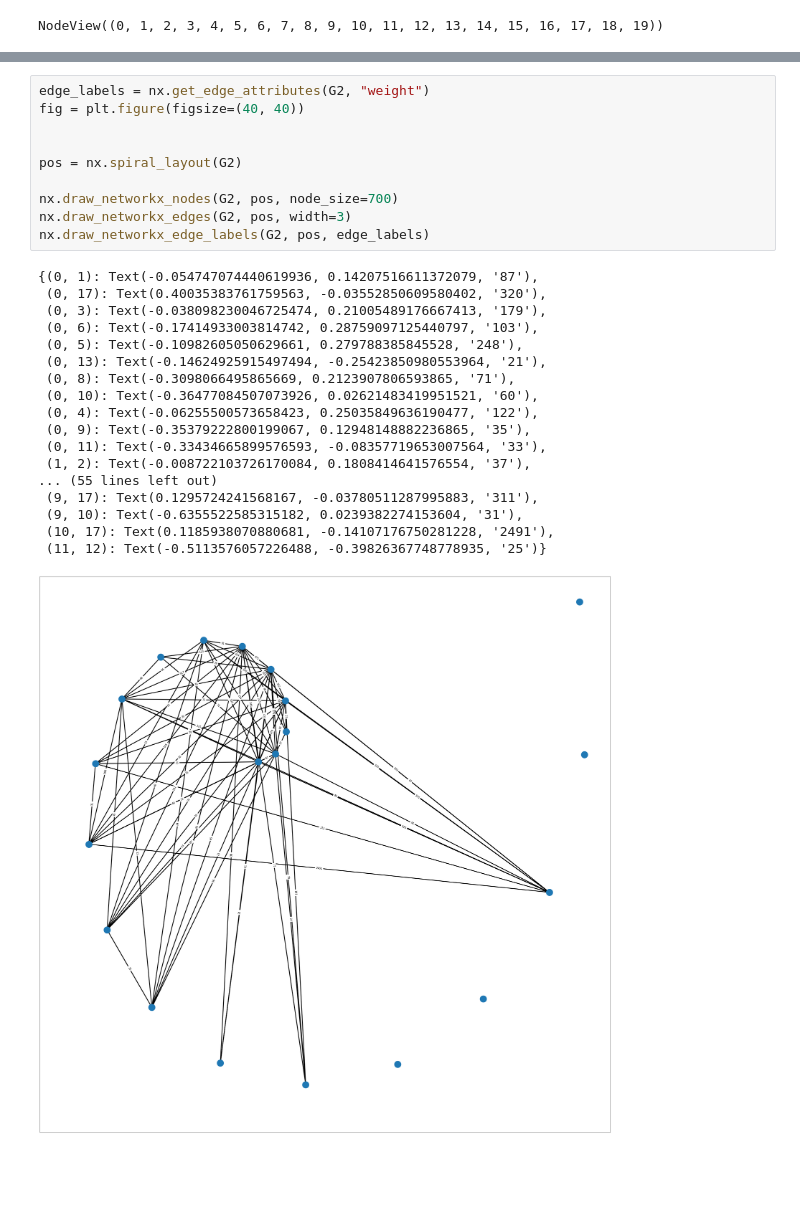
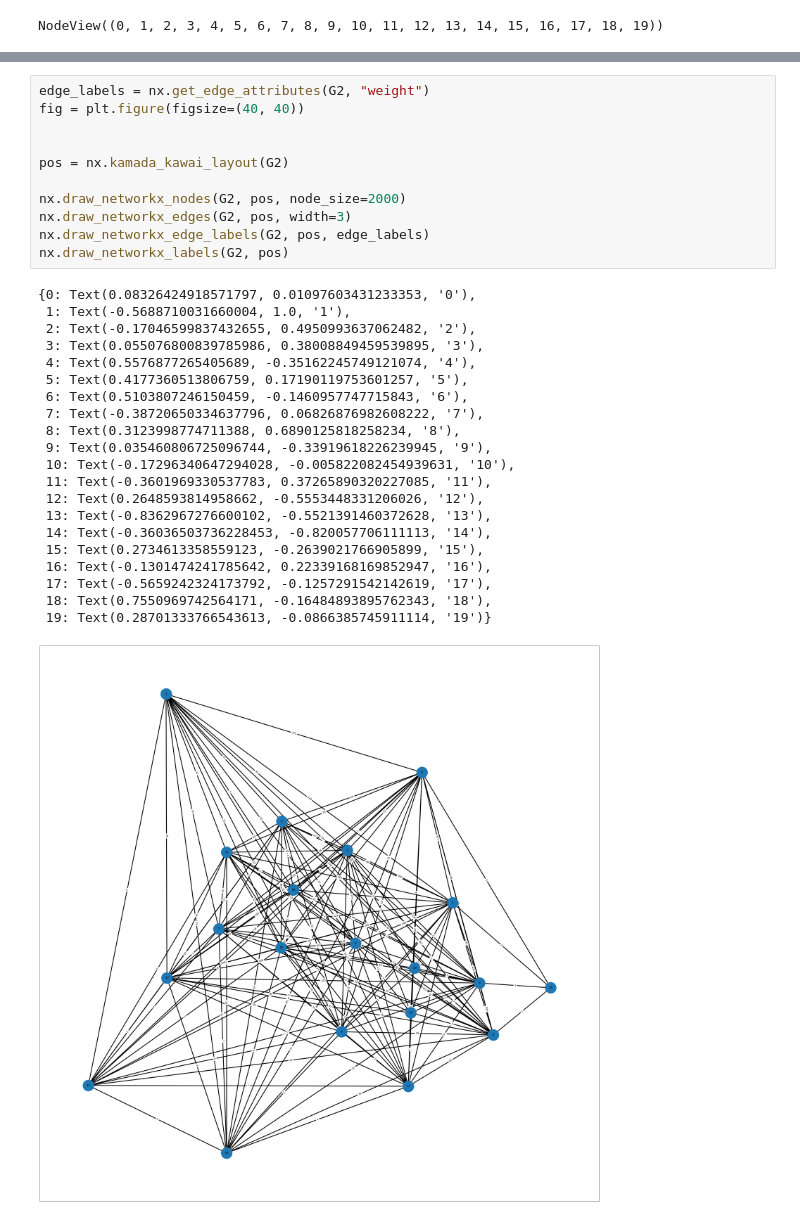
Before and after one commit to RenHLi/MATH3888, a Jupyter notebook: class_network.ipynb, the cells around one changed output, grey strips where cells are left out. Saved outputs shown, nothing was run; the diff lists cells and outputs as text; blank space fills up the shorter version.

```diff
--- a/class_network.ipynb
+++ b/class_network.ipynb
@@ -523,29 +611,33 @@ len([*G2.edges])
 # %%
 edge_labels = nx.get_edge_attributes(G2, "weight")
 fig = plt.figure(figsize=(40, 40))
 
 
-pos = nx.spiral_layout(G2)
+pos = nx.kamada_kawai_layout(G2)
 
-nx.draw_networkx_nodes(G2, pos, node_size=700)
+nx.draw_networkx_nodes(G2, pos, node_size=2000)
 nx.draw_networkx_edges(G2, pos, width=3)
 nx.draw_networkx_edge_labels(G2, pos, edge_labels)
+nx.draw_networkx_labels(G2, pos)
 # %% [output]
-{(0, 1): Text(-0.054747074440619936, 0.14207516611372079, '87'),
- (0, 17): Text(0.40035383761759563, -0.03552850609580402, '320'),
- (0, 3): Text(-0.038098230046725474, 0.21005489176667413, '179'),
- (0, 6): Text(-0.17414933003814742, 0.28759097125440797, '103'),
- (0, 5): Text(-0.10982605050629661, 0.279788385845528, '248'),
- (0, 13): Text(-0.14624925915497494, -0.25423850980553964, '21'),
- (0, 8): Text(-0.3098066495865669, 0.2123907806593865, '71'),
- (0, 10): Text(-0.36477084507073926, 0.02621483419951521, '60'),
- (0, 4): Text(-0.06255500573658423, 0.25035849636190477, '122'),
- (0, 9): Text(-0.35379222800199067, 0.12948148882236865, '35'),
- (0, 11): Text(-0.33434665899576593, -0.08357719653007564, '33'),
- (1, 2): Text(-0.008722103726170084, 0.1808414641576554, '37'),
-... (55 lines left out)
- (9, 17): Text(0.1295724241568167, -0.03780511287995883, '311'),
- (9, 10): Text(-0.6355522585315182, 0.0239382274153604, '31'),
- (10, 17): Text(0.1185938070880681, -0.14107176750281228, '2491'),
- (11, 12): Text(-0.5113576057226488, -0.39826367748778935, '25')}
+{0: Text(0.08326424918571797, 0.01097603431233353, '0'),
+ 1: Text(-0.5688710031660004, 1.0, '1'),
+ 2: Text(-0.17046599837432655, 0.4950993637062482, '2'),
+ 3: Text(0.055076800839785986, 0.38008849459539895, '3'),
+ 4: Text(0.5576877265405689, -0.35162245749121074, '4'),
+ 5: Text(0.4177360513806759, 0.17190119753601257, '5'),
+ 6: Text(0.5103807246150459, -0.1460957747715843, '6'),
+ 7: Text(-0.38720650334637796, 0.06826876982608222, '7'),
+ 8: Text(0.3123998774711388, 0.6890125818258234, '8'),
+ 9: Text(0.035460806725096744, -0.33919618226239945, '9'),
+ 10: Text(-0.17296340647294028, -0.005822082454939631, '10'),
+ 11: Text(-0.3601969330537783, 0.37265890320227085, '11'),
+ 12: Text(0.2648593814958662, -0.5553448331206026, '12'),
+ 13: Text(-0.8362967276600102, -0.5521391460372628, '13'),
+ 14: Text(-0.36036503736228453, -0.820057706111113, '14'),
+ 15: Text(0.2734613358559123, -0.2639021766905899, '15'),
+ 16: Text(-0.1301474241785642, 0.22339168169852947, '16'),
+ 17: Text(-0.5659242324173792, -0.1257291542142619, '17'),
+ 18: Text(0.7550969742564171, -0.16484893895762343, '18'),
+ 19: Text(0.28701333766543613, -0.0866385745911114, '19')}
-[figure, old version]
+[figure, new version]
```
Also changed, not shown: parts of 26 cells of this notebook.
